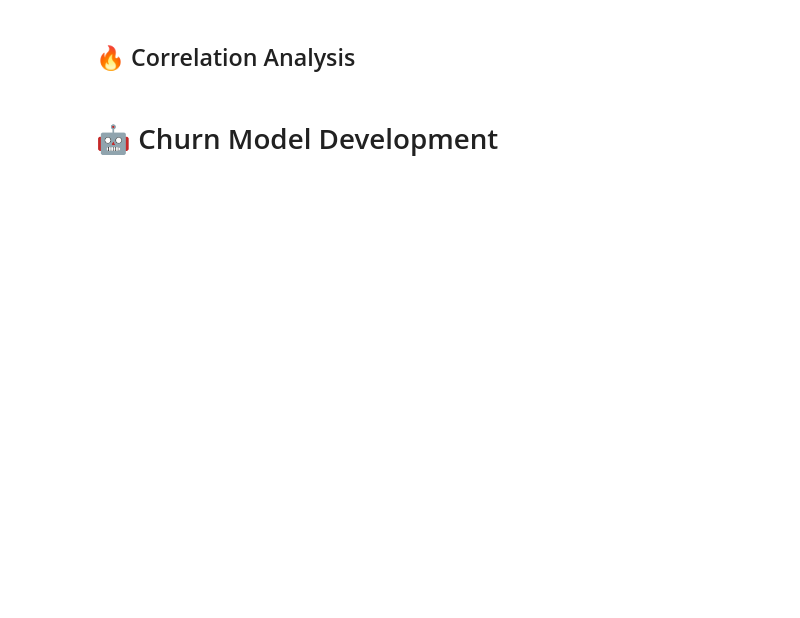
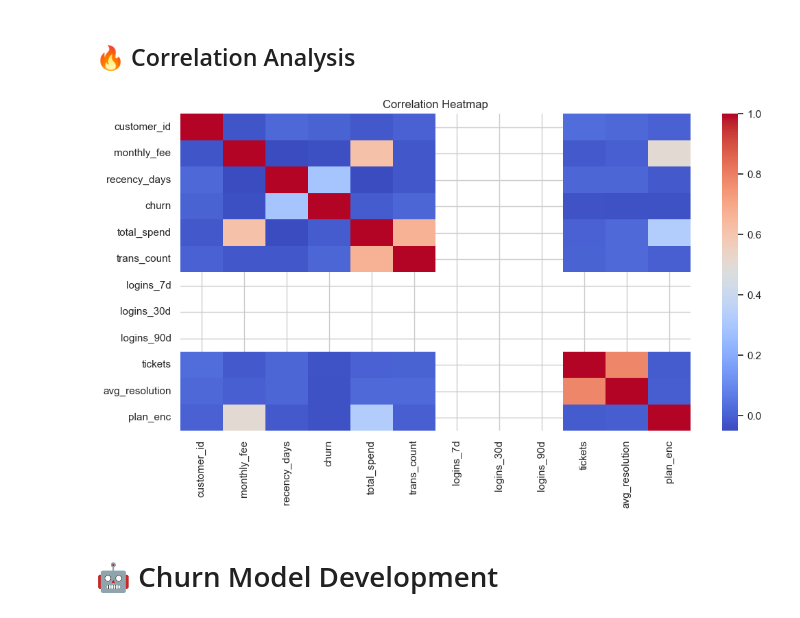
Before and after one commit to jamilmrt/-Customer-Churn-Prediction-CLTV-Estimation, a Jupyter notebook: notebooks/upgraded_notebook.ipynb, the cells around one changed output. Saved outputs shown, nothing was run; the diff lists cells and outputs as text; code cells hidden in the pictures; blank space fills up the shorter version.

```diff
--- a/notebooks/upgraded_notebook.ipynb
+++ b/notebooks/upgraded_notebook.ipynb
@@ -19,6 +19,6 @@ from sklearn.model_selection import train_test_split
 from sklearn.ensemble import RandomForestClassifier, RandomForestRegressor
 from sklearn.metrics import classification_report, roc_auc_score, mean_squared_error
 
-sns.set(style='whitegrid')
+sns.set_theme(style='whitegrid')
 pd.set_option('display.max_columns', None)
 print('Libraries Loaded Successfully!')
@@ -101,10 +160,13 @@ df.head()
 # %%
 df_corr = df.copy()
 df_corr['plan_enc'] = LabelEncoder().fit_transform(df_corr['plan'])
+df_corr = df_corr.select_dtypes(include=[np.number])
 plt.figure(figsize=(12,6))
-sns.heatmap(df_corr.corr(), cmap='coolwarm')
+sns.heatmap(df_corr.corr(), cmap='coolwarm', annot=False)
 plt.title('Correlation Heatmap')
 plt.show()
+# %% [output]
+[figure, added]
 # %% [markdown]
 # 🤖 Churn Model Development
 # %%
```
Also changed, not shown: parts of 14 cells of this notebook, 4 other files.
